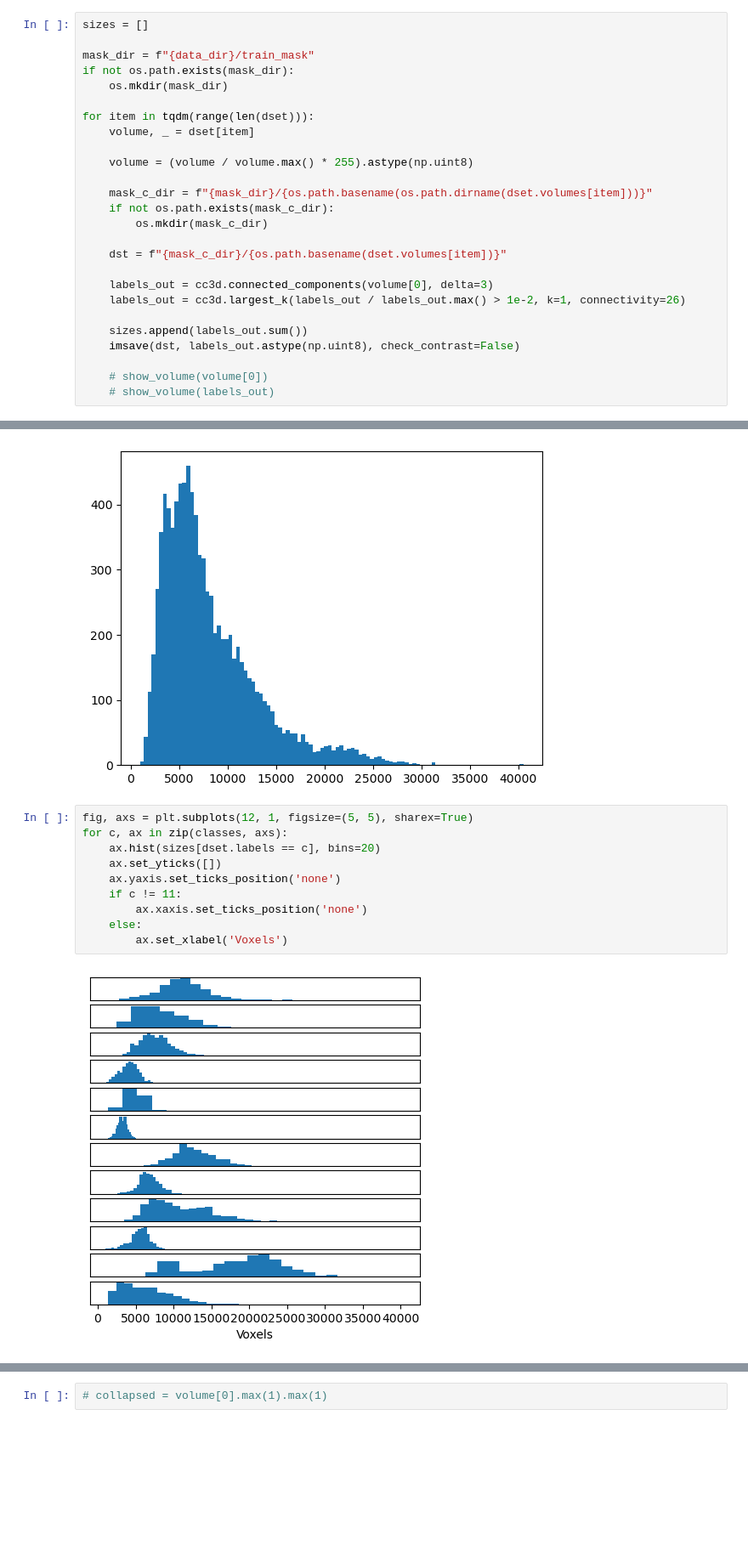
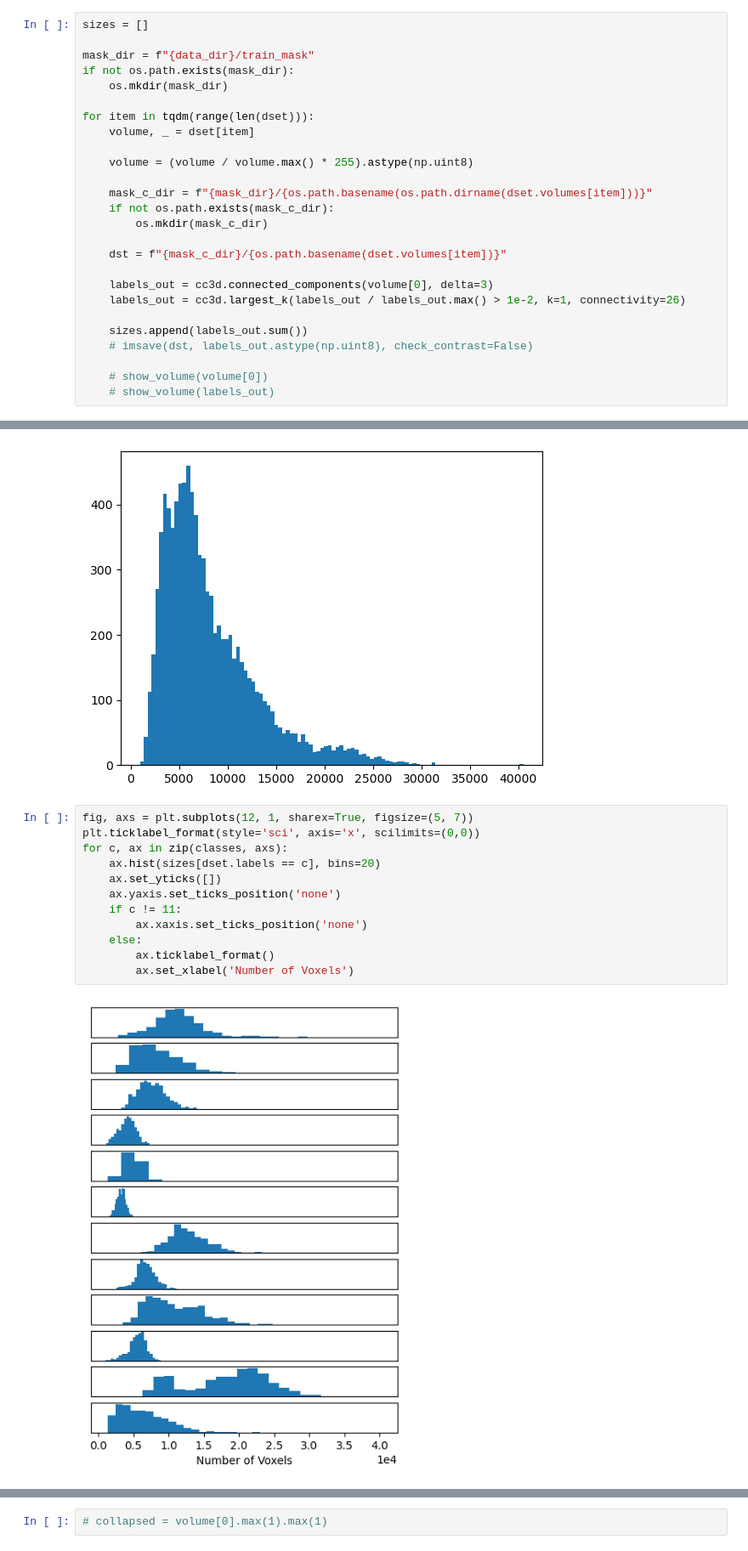
Before and after one commit to R0ner/cnn-context, a Jupyter notebook: notebooks/bn-04-segmentation.ipynb, the cells around one changed output, grey strips where cells are left out. Shown at 85% size. Saved outputs shown, nothing was run; the diff lists cells and outputs as text; blank space fills up the shorter version.

Commit message:
Updated plots

```diff
--- a/notebooks/bn-04-segmentation.ipynb
+++ b/notebooks/bn-04-segmentation.ipynb
@@ -105,7 +105,7 @@ for item in tqdm(range(len(dset))):
     labels_out = cc3d.largest_k(labels_out / labels_out.max() > 1e-2, k=1, connectivity=26)
 
     sizes.append(labels_out.sum())
-    imsave(dst, labels_out.astype(np.uint8), check_contrast=False)
+    # imsave(dst, labels_out.astype(np.uint8), check_contrast=False)
 
     # show_volume(volume[0])
     # show_volume(labels_out)
@@ -117,14 +117,16 @@ plt.hist(sizes, bins=100);
 # %% [output]
 [figure]
 # %%
-fig, axs = plt.subplots(12, 1, figsize=(5, 5), sharex=True)
+fig, axs = plt.subplots(12, 1, sharex=True, figsize=(5, 7))
+plt.ticklabel_format(style='sci', axis='x', scilimits=(0,0))
 for c, ax in zip(classes, axs):
     ax.hist(sizes[dset.labels == c], bins=20)
     ax.set_yticks([])
     ax.yaxis.set_ticks_position('none')
     if c != 11:
         ax.xaxis.set_ticks_position('none')
     else:
-        ax.set_xlabel('Voxels')
+        ax.ticklabel_format()
+        ax.set_xlabel('Number of Voxels')
 # %% [output]
-[figure, old version]
+[figure, new version]
```
Also changed, not shown: parts of 1 cell of this notebook.
